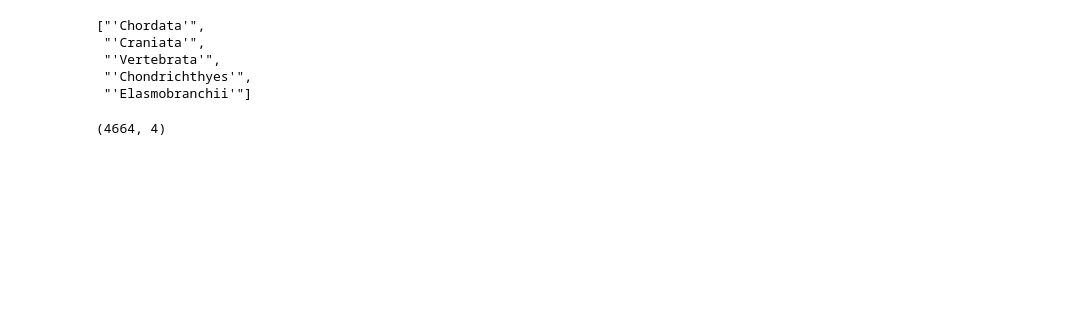
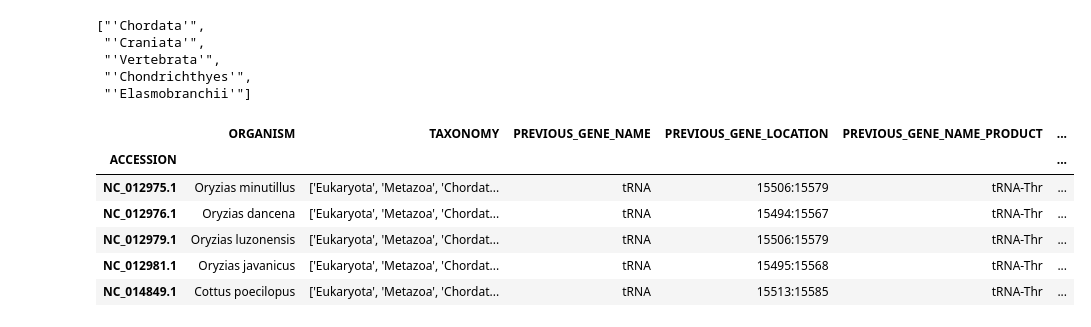
Before and after one commit to rszczygielski/masters_thesis_project, a Jupyter notebook: main/readOrganisms.ipynb, the cells around one changed output. Drawn from its saved outputs; the diff is of its cells as text; code cells hidden in the pictures; blank space fills up the shorter version.

```diff
--- a/main/readOrganisms.ipynb
+++ b/main/readOrganisms.ipynb
@@ -27,18 +27,18 @@ taxonomy_row_list[0]
  "'Vertebrata'",
  "'Chondrichthyes'",
  "'Elasmobranchii'"]
-# %%
-mitochondrion_type = "1"
-main_file_path = f"/home/rszczygielski/bioinf/magisterka/geneBank/results/mitochondrion_{mitochondrion_type}.txt"
-
-# df_masters = pd.read_csv(main_file_path,\
-#     header=0,\
-#     delimiter='\t',\
-#     usecols=["ACCESSION", "ORGANISM","TAXONOMY", "PREVIOUS_GENE","CONTROL_REGION", "NEXT_GENE"],\
-#     index_col="ACCESSION")
-
-# df_taxonomy = df_masters[["TAXONOMY", "PREVIOUS_GENE","CONTROL_REGION", "NEXT_GENE"]]
-# df_taxonomy.shape
-# %% [output]
-(4664, 4)
+# %%
+mitochondrion_type = "1"
+main_file_path = "/home/rszczygielski/bioinf/magisterka/geneBank/main_mitochondrion.xlsx"
+main_df = pd.read_excel(main_file_path,  header=0)
+main_df = main_df.set_index("ACCESSION")
+display(main_df.head())
+# %% [output]
+|  | ORGANISM | TAXONOMY | PREVIOUS_GENE_NAME | PREVIOUS_GENE_LOCATION | PREVIOUS_GENE_NAME_PRODUCT | ... |
+| ACCESSION |  |  |  |  |  | ... |
+| NC_012975.1 | Oryzias minutillus | ['Eukaryota', 'Metazoa', 'Chordat... | tRNA | 15506:15579 | tRNA-Thr | ... |
+| NC_012976.1 | Oryzias dancena | ['Eukaryota', 'Metazoa', 'Chordat... | tRNA | 15494:15567 | tRNA-Thr | ... |
+| NC_012979.1 | Oryzias luzonensis | ['Eukaryota', 'Metazoa', 'Chordat... | tRNA | 15506:15579 | tRNA-Thr | ... |
+| NC_012981.1 | Oryzias javanicus | ['Eukaryota', 'Metazoa', 'Chordat... | tRNA | 15495:15568 | tRNA-Thr | ... |
+| NC_014849.1 | Cottus poecilopus | ['Eukaryota', 'Metazoa', 'Chordat... | tRNA | 15513:15585 | tRNA-Thr | ... |
 # %%
```
Also changed, not shown: parts of 3 cells of this notebook, 20 other files.
